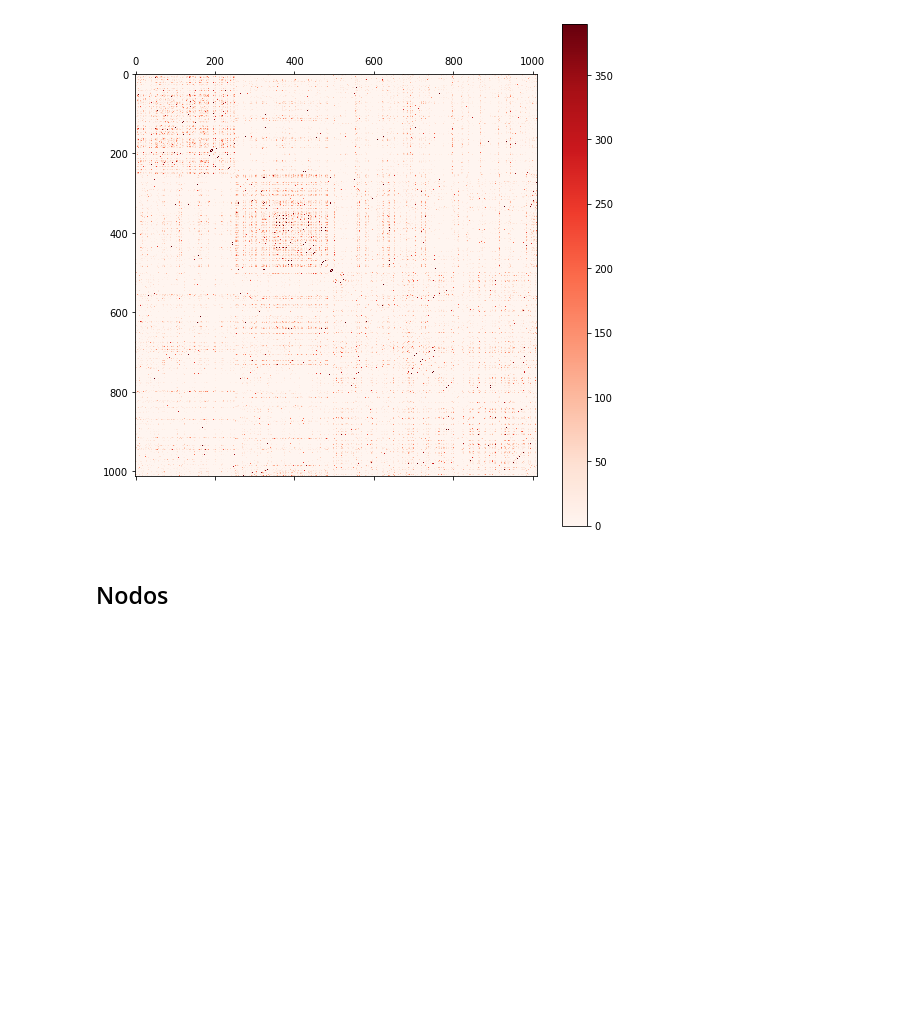
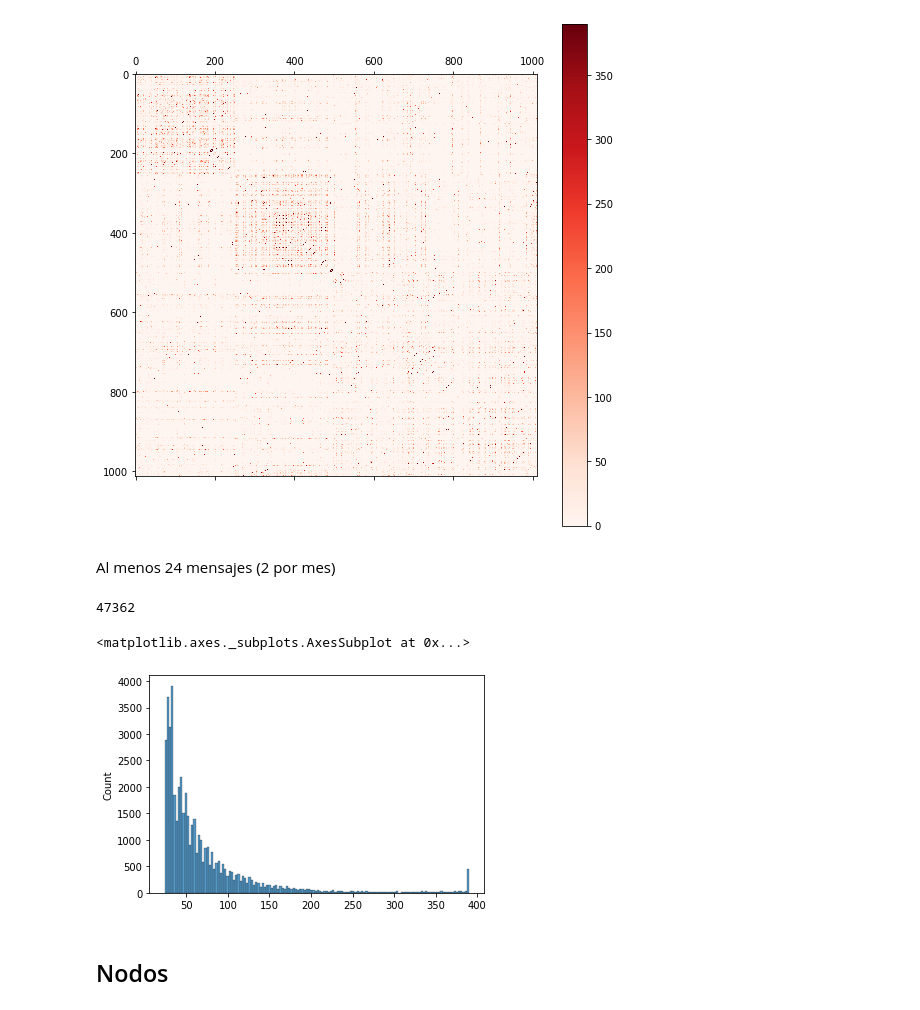
Before and after one commit to ffelicioni/tp_infoviz, a Jupyter notebook: Nodos_social_network.ipynb, the cells around one changed output. Saved outputs shown, nothing was run; the diff lists cells and outputs as text; code cells hidden in the pictures; blank space fills up the shorter version.

```diff
--- a/Nodos_social_network.ipynb
+++ b/Nodos_social_network.ipynb
@@ -258,6 +258,19 @@ plt.colorbar()
 # %% [output]
 <matplotlib.colorbar.Colorbar at 0x...>
 [figure]
+# %% [markdown]
+Al menos 24 mensajes (2 por mes)
+# %%
+cantidad_mensajes=mat_ady.reshape(-1)
+cantidad_mensajes=cantidad_mensajes[0:len(cantidad_mensajes)//2]
+len(cantidad_mensajes[cantidad_mensajes>23])
+# %% [output]
+47362
+# %%
+sns.histplot(cantidad_mensajes[cantidad_mensajes>23])
+# %% [output]
+<matplotlib.axes._subplots.AxesSubplot at 0x...>
+[figure, added]
 # %% [markdown]
 ## Nodos
 # %%
```
Also changed, not shown: parts of 21 cells of this notebook.
